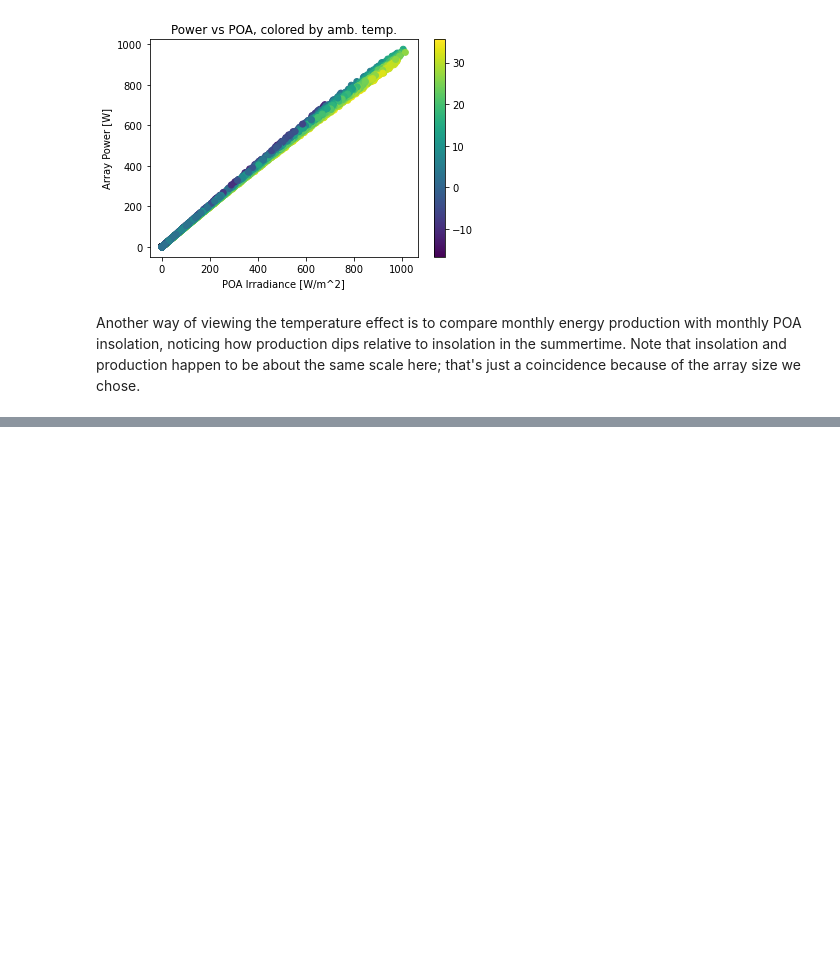
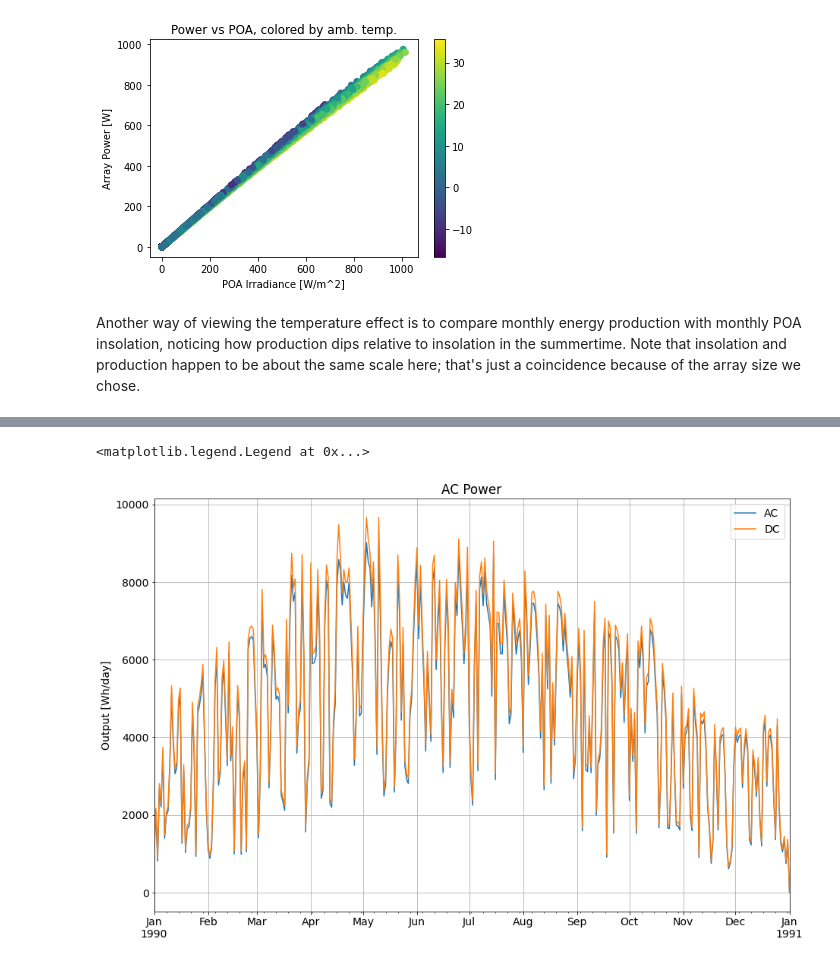
Before and after one commit to PV-Tutorials/pyData-2021-Solar-PV-Modeling, a Jupyter notebook: Tutorial 5 - Array Power.ipynb, the cells around one changed output, grey strips where cells are left out. Saved outputs shown, nothing was run; the diff lists cells and outputs as text; code cells hidden in the pictures; blank space fills up the shorter version.

```diff
--- a/Tutorial 5 - Array Power.ipynb
+++ b/Tutorial 5 - Array Power.ipynb
@@ -112,2 +115,16 @@ df_plot.resample('M').sum().plot.bar();
+# %%
+pdc0 = 800/0.96  # W
+ac = pvlib.inverter.pvwatts(array_power, pdc0)
+# %%
+plt.rcParams['font.size'] = 14
+ax = ac.resample('D').sum().plot(figsize=(15, 10), label='AC')
+array_power.resample('D').sum().plot(ax=ax, label='DC')
+plt.title('AC Power')
+plt.ylabel('Output [Wh/day]')
+plt.grid()
+plt.legend()
+# %% [output]
+<matplotlib.legend.Legend at 0x...>
+[figure, added]
 # %% [markdown]
 <a rel="license" href="http://creativecommons.org/licenses/by/4.0/"><img alt="Creative Commons License" style="border-width:0" src="https://i.creativecommons.org/l/by/4.0/88x31.png" /></a><br />This work is licensed under a <a rel="license" href="http://creativecommons.org/licenses/by/4.0/">Creative Commons Attribution 4.0 International License</a>.
```
Also changed, not shown: parts of 4 cells of this notebook, 1 other file.
